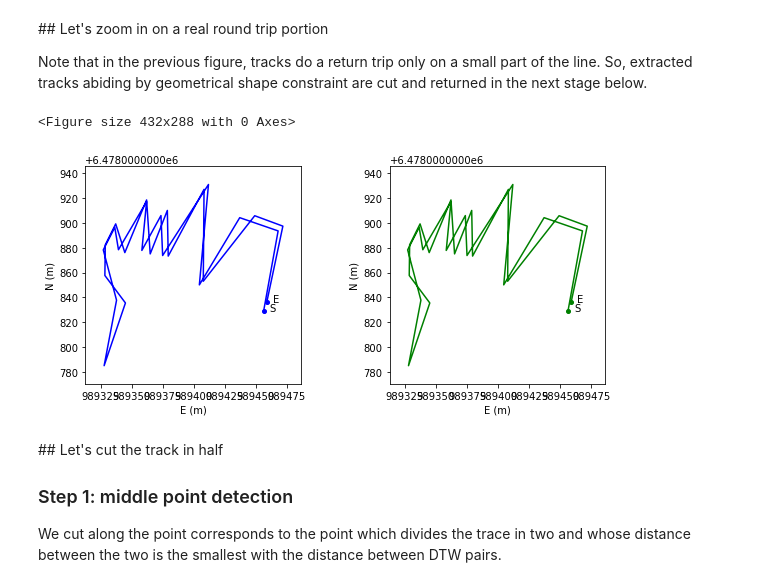
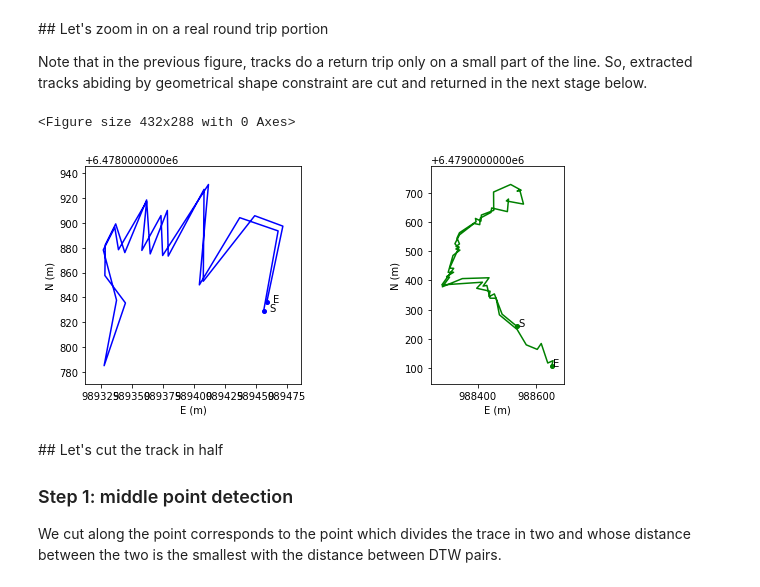
Before and after one commit to umrlastig/tracklib, a Jupyter notebook: doc/source/userguide/UG_ReturnTrip.ipynb, the cells around one changed output. Cells and saved outputs as stored; diff of their text form; code cells hidden in the pictures.

```diff
--- a/doc/source/userguide/UG_ReturnTrip.ipynb
+++ b/doc/source/userguide/UG_ReturnTrip.ipynb
@@ -74,28 +74,28 @@ Note that in the previous figure, tracks do a return trip only on a small part o
 # %%
 fig = plt.figure()
 
 pt1 = tkl.ENUCoords(989370, 6478892, 1980)
 circle1 = tkl.Circle(pt1, 120)
 c1 = tkl.Constraint(shape = circle1, mode = tkl.MODE_CROSSES, type = tkl.TYPE_CUT_AND_SELECT)
 collection1 = c1.select(collection1)
 trace1 = collection1[0]
 
 pt2 = tkl.ENUCoords(988439, 6479534)
 circle2 = tkl.Circle(pt2, 500)
 c2 = tkl.Constraint(shape = circle2, mode = tkl.MODE_CROSSES, type = tkl.TYPE_CUT_AND_SELECT)
 collection2 = c2.select(collection2)
 trace2 = collection2[0]
 
 # -------------------------------------------------------------------------
 # Tracks are drawn in two separate windows
 plt.figure(figsize=(10, 4))
 ax1 = plt.subplot2grid((1, 2), (0, 0))
 displayTrack(trace1, ax1, 'b', 5, 0)
 ax2 = plt.subplot2grid((1, 2), (0, 1))
-displayTrack(trace1, ax2, 'g', 5, 0)
+displayTrack(trace2, ax2, 'g', 5, 0)
 # %% [output]
 <Figure size 432x288 with 0 Axes>
-[figure, old version]
+[figure, new version]
 # %% [markdown]
 ## Let's cut the track in half
 
```
